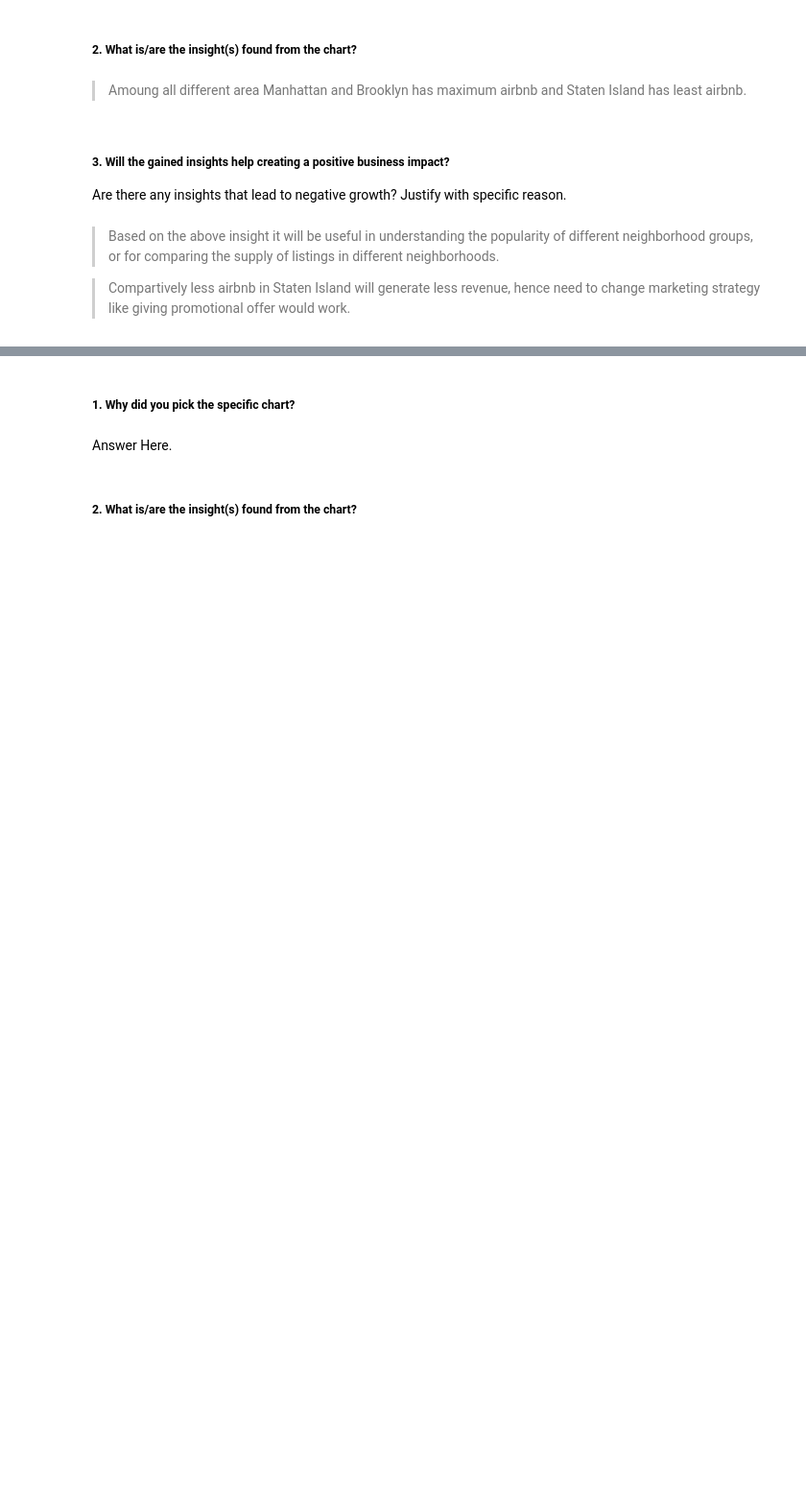
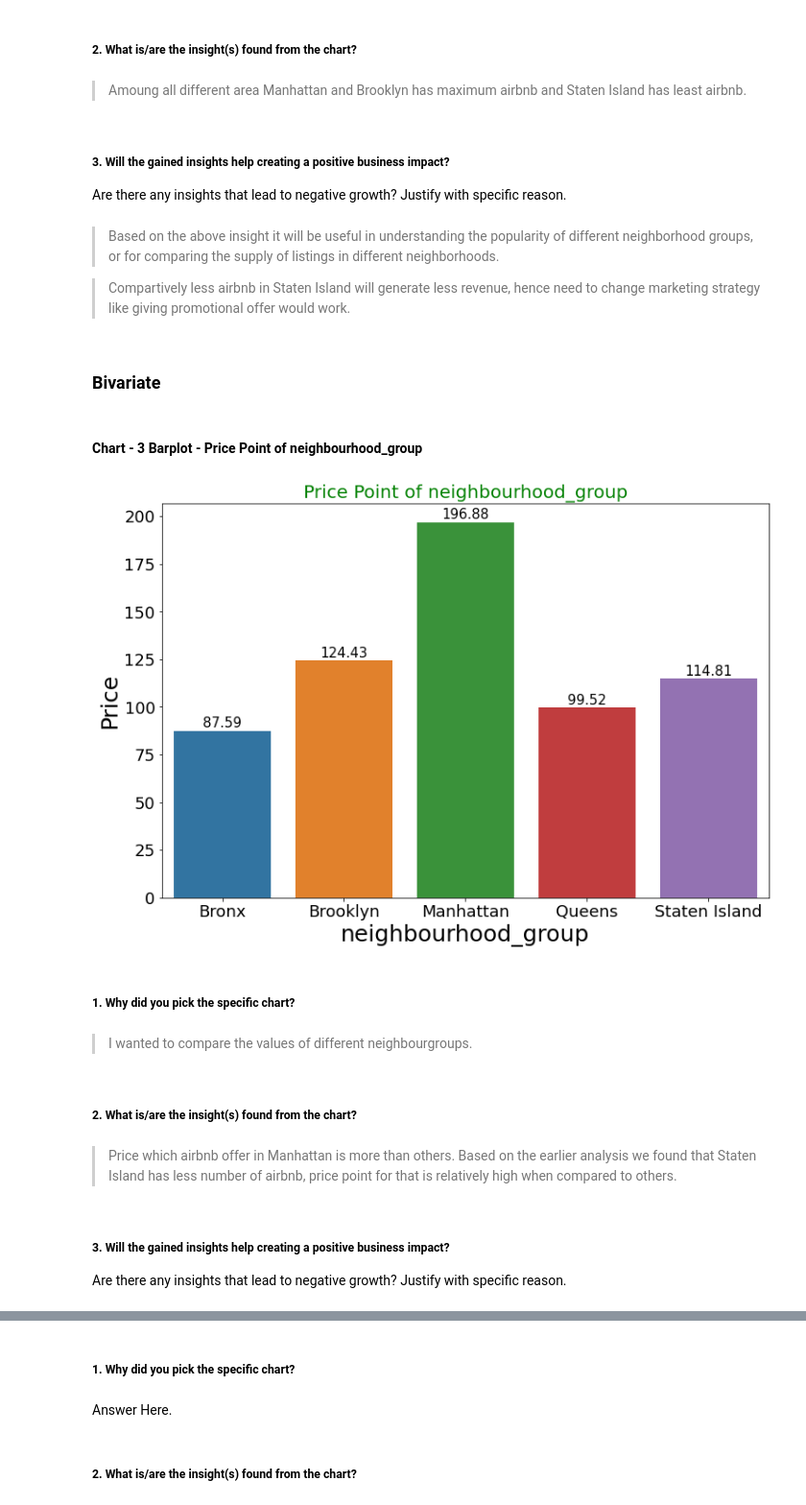
Before and after one commit to abhinav4201/Exploratory-data-analysis-EDA-Airbnb, a Jupyter notebook: Airbnb_Bookings_Analysis_Capstone_Project_1.ipynb, the cells around one changed output, grey strips where cells are left out. Shown at 96% size. Cells and saved outputs as stored; diff of their text form; code cells hidden in the pictures; blank space fills up the shorter version.

Commit message:
third chart

```diff
--- a/Airbnb_Bookings_Analysis_Capstone_Project_1.ipynb
+++ b/Airbnb_Bookings_Analysis_Capstone_Project_1.ipynb
@@ -467,3 +467,45 @@ Are there any insights that lead to negative growth? Justify with specific reaso
 > Based on the above insight it will be useful in understanding the popularity of different neighborhood groups, or for comparing the supply of listings in different neighborhoods.
 
 > Compartively less airbnb in Staten Island will generate less revenue, hence need to change marketing strategy like giving promotional offer would work.
+# %% [markdown]
+### Bivariate
+# %% [markdown]
+#### Chart - 3 Barplot - Price Point of neighbourhood_group
+# %%
+# Chart - 3 visualization code
+#grouping and taking mean of price
+df_avg_price = df.groupby('neighbourhood_group')['price'].mean().reset_index()
+#barplot
+plt.figure(figsize=(12,8));
+ax = sns.barplot(data = df_avg_price,x='neighbourhood_group', y = 'price');
+# ax.bar_label(ax.containers[0]);  will work other than google colab
+
+# Add labels to the bars
+for bar in ax.patches:
+    ax.annotate(format(bar.get_height(), '.2f'),
+                   (bar.get_x() + bar.get_width() / 2,
+                    bar.get_height()), ha='center', va='center',
+                   size=15, xytext=(0, 8),
+                   textcoords='offset points')
+
+# Set the font size of the tick labels to 12
+ax.tick_params(axis='both', which='major', labelsize=18);
+# Set the x-label with a font size of 25
+ax.set_xlabel("neighbourhood_group", fontsize=25)
+
+# Set the y-label with a font size of 25
+ax.set_ylabel("Price", fontsize=25)
+plt.title('Price Point of neighbourhood_group', fontsize=20, color='green');
+# %% [output]
+[figure, added]
+# %% [markdown]
+##### 1. Why did you pick the specific chart?
+# %% [markdown]
+> I wanted to compare the values of different neighbourgroups.
+# %% [markdown]
+##### 2. What is/are the insight(s) found from the chart?
+# %% [markdown]
+> Price which airbnb offer in Manhattan is more than others. Based on the earlier analysis we found that Staten Island has less number of airbnb, price point for that is relatively high when compared to others.
+# %% [markdown]
+##### 3. Will the gained insights help creating a positive business impact?
+Are there any insights that lead to negative growth? Justify with specific reason.
```
Also changed, not shown: parts of 11 cells of this notebook.
